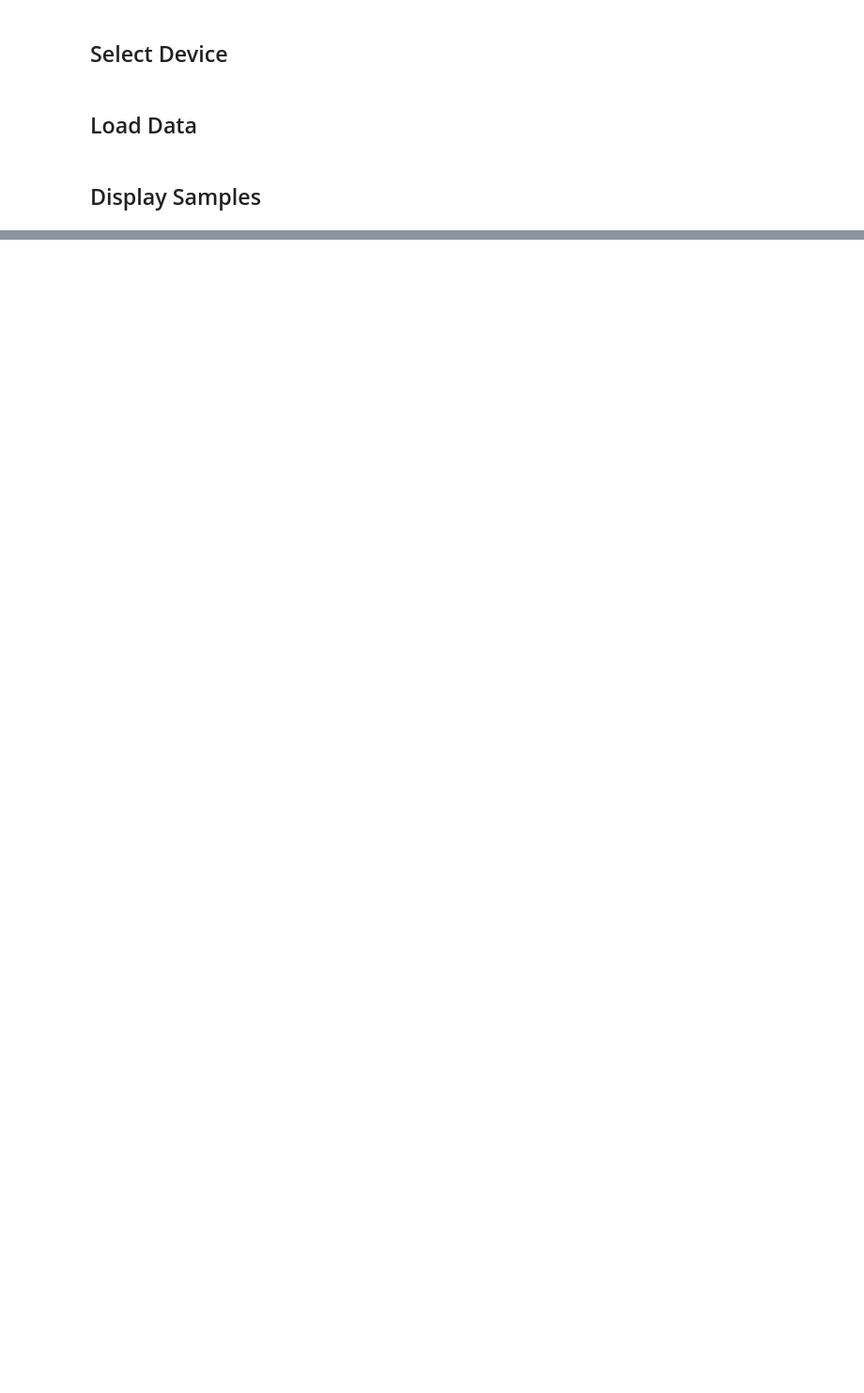
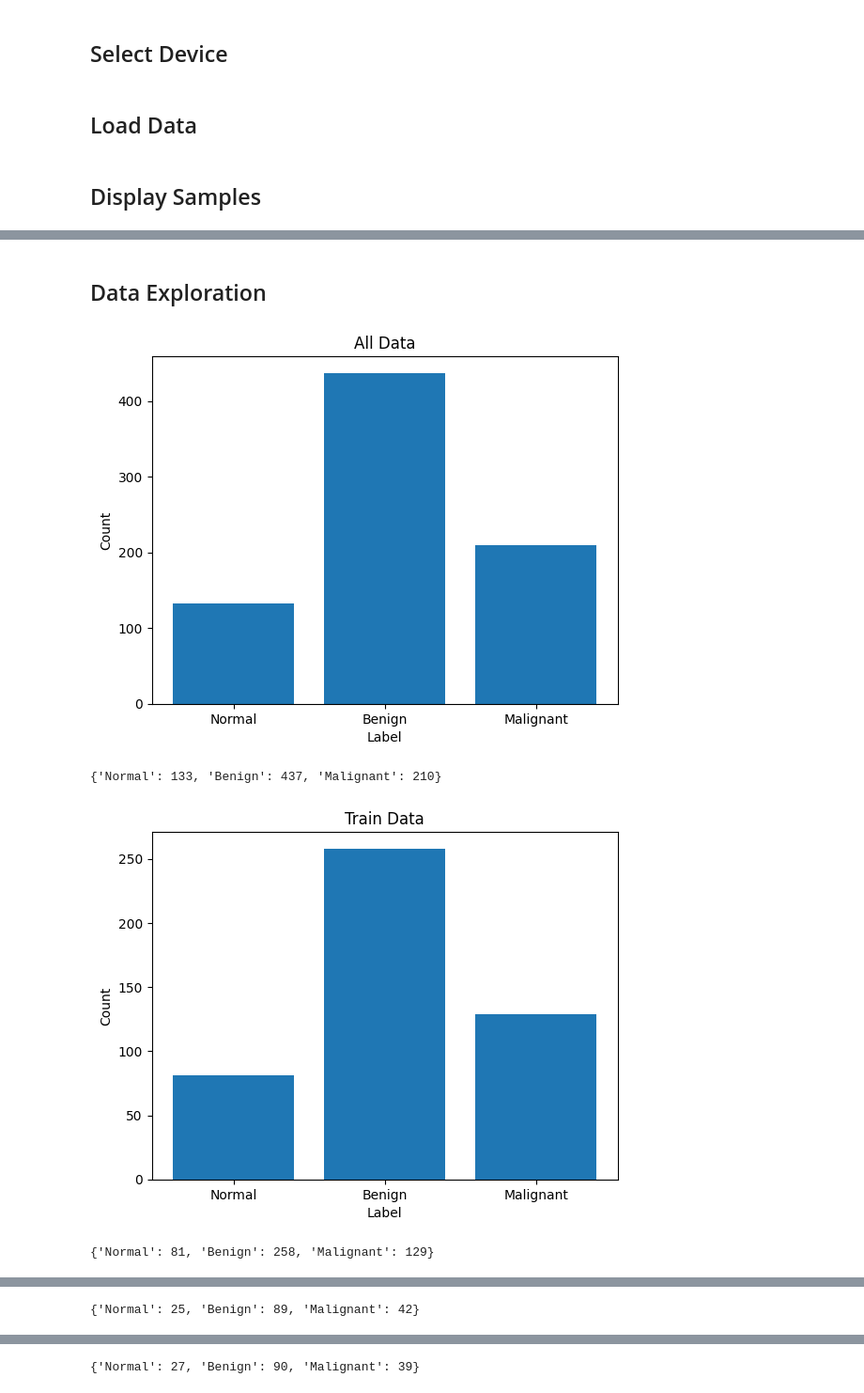
Before and after one commit to Amirhossein-Nayebi/ltu-M7016H-project, a Jupyter notebook: main.ipynb, the cells around one changed output, grey strips where cells are left out. Shown at 94% size. Saved outputs shown, nothing was run; the diff lists cells and outputs as text; code cells hidden in the pictures; blank space fills up the shorter version.

Commit message:
Adds data exploration.

```diff
--- a/main.ipynb
+++ b/main.ipynb
@@ -98,0 +99,39 @@ plot_sample(train_dataset, 2)
+# %% [markdown]
+## Data Exploration
+# %%
+def data_stats(data, title):
+    label_counts = {}
+    for label_name in label_names:
+        label_counts[label_name] = 0
+
+    for i in range(len(data)):
+        _, lbl, _ = data[i]
+        label_name = label_names[lbl]
+        label_counts[label_name] += 1
+
+    # Extract the counts and labels as separate lists
+    counts = list(label_counts.values())
+    labels = list(label_counts.keys())
+
+    # Create a bar chart using matplotlib
+    plt.bar(labels, counts)
+
+    # Add axis labels and a title
+    plt.xlabel('Label')
+    plt.ylabel('Count')
+    plt.title(title)
+
+    # Display the chart
+    plt.show()
+    print(label_counts)
+    print('\n\n')
+
+data_stats(dataset, 'All Data')
+data_stats(train_dataset, 'Train Data')
+data_stats(val_dataset, 'Validation Data')
+data_stats(test_dataset, 'Test Data')
+# %% [output]
+[figure, added]
+{'Normal': 133, 'Benign': 437, 'Malignant': 210}
+[figure, added]
+{'Normal': 81, 'Benign': 258, 'Malignant': 129}
@@ -98,0 +139 @@ plot_sample(train_dataset, 2)
+{'Normal': 25, 'Benign': 89, 'Malignant': 42}
@@ -98,0 +141 @@ plot_sample(train_dataset, 2)
+{'Normal': 27, 'Benign': 90, 'Malignant': 39}
```
Also changed, not shown: parts of 2 cells of this notebook.
